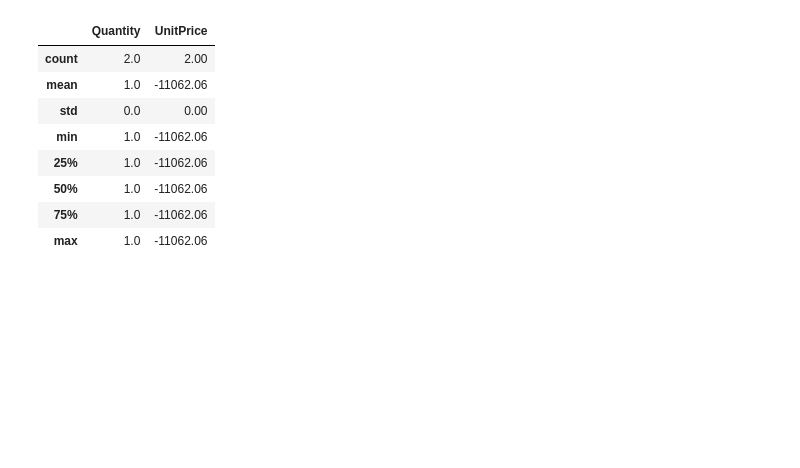
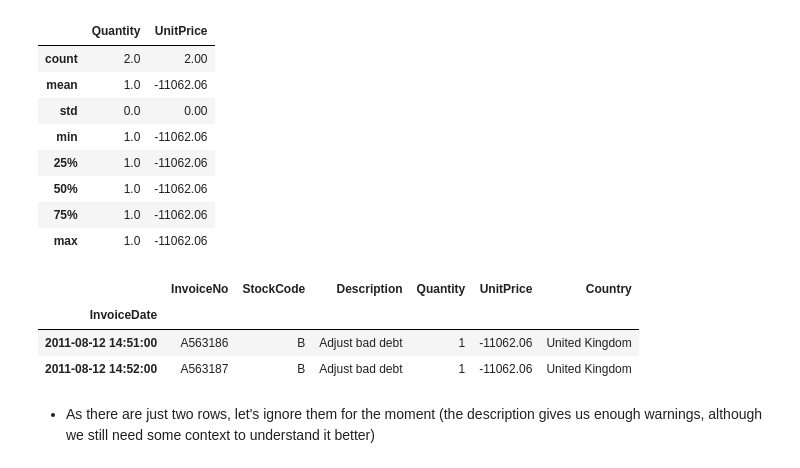
Before and after one commit to AmirMotefaker/Predicting-Sales-Ecommerce, a Jupyter notebook: predicting-sales-ecommerce.ipynb, the cells around one changed output. Saved outputs shown, nothing was run; the diff lists cells and outputs as text; code cells hidden in the pictures; blank space fills up the shorter version.

```diff
--- a/predicting-sales-ecommerce.ipynb
+++ b/predicting-sales-ecommerce.ipynb
@@ -338,3 +338,12 @@ df[df['UnitPrice'] < 0].describe()
 | 50% | 1.0 | -11062.06 |
 | 75% | 1.0 | -11062.06 |
 | max | 1.0 | -11062.06 |
+# %%
+df[df['UnitPrice'] == -11062.06]
+# %% [output]
+|  | InvoiceNo | StockCode | Description | Quantity | UnitPrice | Country |
+| InvoiceDate |  |  |  |  |  |  |
+| 2011-08-12 14:51:00 | A563186 | B | Adjust bad debt | 1 | -11062.06 | United Kingdom |
+| 2011-08-12 14:52:00 | A563187 | B | Adjust bad debt | 1 | -11062.06 | United Kingdom |
+# %% [markdown]
+- As there are just two rows, let's ignore them for the moment (the description gives us enough warnings, although we still need some context to understand it better)
```
Also changed, not shown: parts of 1 cell of this notebook.
